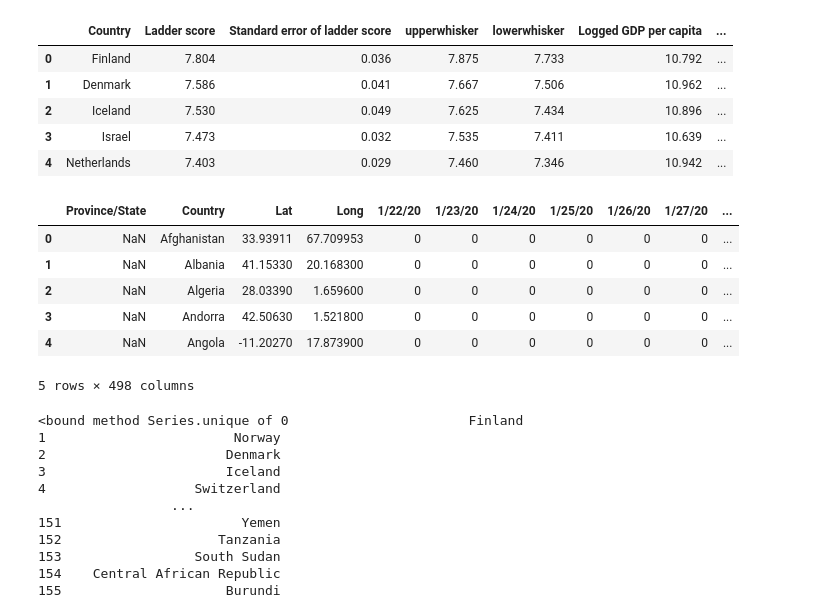
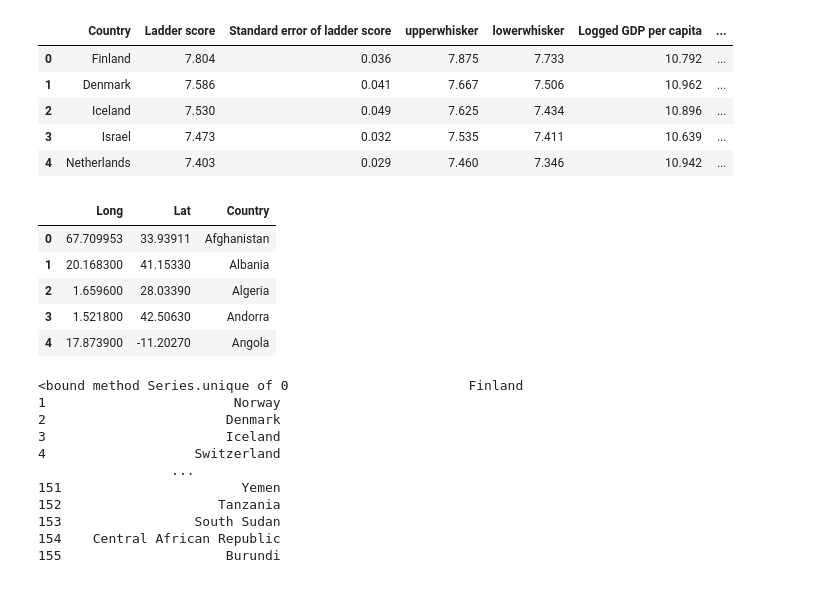
Before and after one commit to fakesheep38/HapPy, a Jupyter notebook: HayPy.ipynb, the cells around one changed output. Drawn from its saved outputs; the diff is of its cells as text; code cells hidden in the pictures.

```diff
--- a/HayPy.ipynb
+++ b/HayPy.ipynb
@@ -100,18 +100,17 @@ df_23.head()
 | 3 | Israel | 7.473 | 0.032 | 7.535 | 7.411 | 10.639 | ... |
 | 4 | Netherlands | 7.403 | 0.029 | 7.460 | 7.346 | 10.942 | ... |
 # %%
-df = pd.read_csv("time_series_covid_19_confirmed.csv")
+df = pd.read_csv("Lage_Länder.csv")
 
 df = df.rename(columns= {"Country/Region" : "Country"})
 df.head()
 # %% [output]
-|  | Province/State | Country | Lat | Long | 1/22/20 | 1/23/20 | 1/24/20 | 1/25/20 | 1/26/20 | 1/27/20 | ... |
-| 0 | NaN | Afghanistan | 33.93911 | 67.709953 | 0 | 0 | 0 | 0 | 0 | 0 | ... |
-| 1 | NaN | Albania | 41.15330 | 20.168300 | 0 | 0 | 0 | 0 | 0 | 0 | ... |
-| 2 | NaN | Algeria | 28.03390 | 1.659600 | 0 | 0 | 0 | 0 | 0 | 0 | ... |
-| 3 | NaN | Andorra | 42.50630 | 1.521800 | 0 | 0 | 0 | 0 | 0 | 0 | ... |
-| 4 | NaN | Angola | -11.20270 | 17.873900 | 0 | 0 | 0 | 0 | 0 | 0 | ... |
+|  | Long | Lat | Country |
+| 0 | 67.709953 | 33.93911 | Afghanistan |
+| 1 | 20.168300 | 41.15330 | Albania |
+| 2 | 1.659600 | 28.03390 | Algeria |
+| 3 | 1.521800 | 42.50630 | Andorra |
+| 4 | 17.873900 | -11.20270 | Angola |
-5 rows × 498 columns
 # %%
 selected_columns = df[['Long', 'Lat', 'Country']]
 
```
Also changed, not shown: parts of 4 cells of this notebook, 5 other files.
